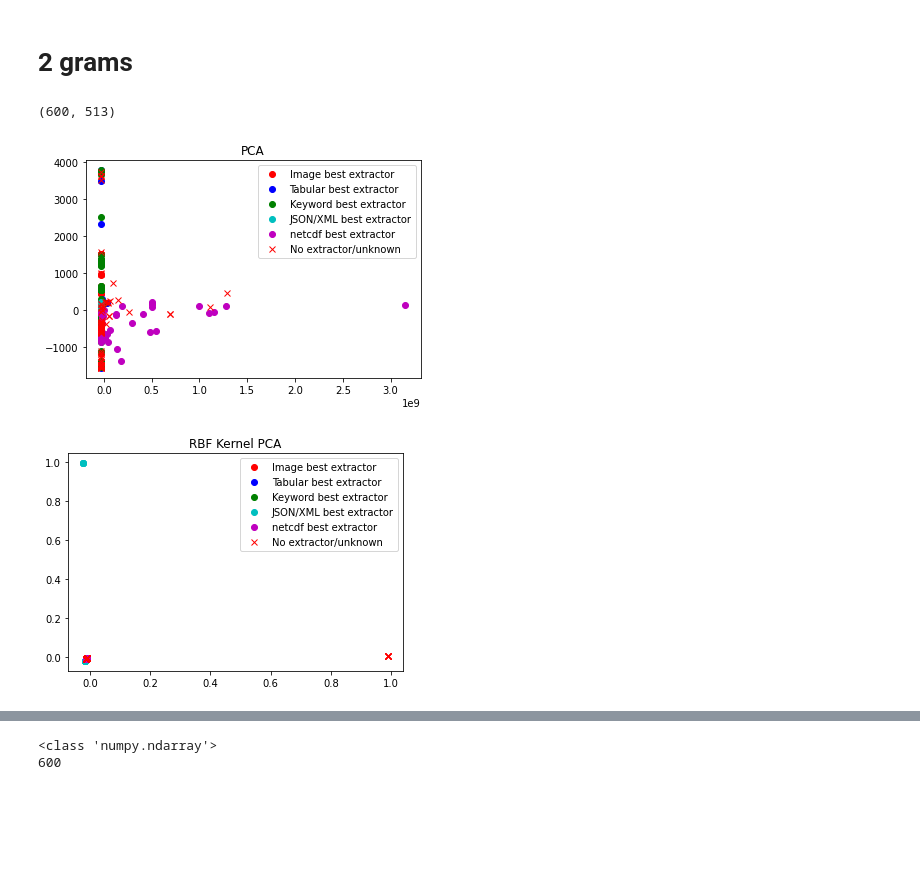
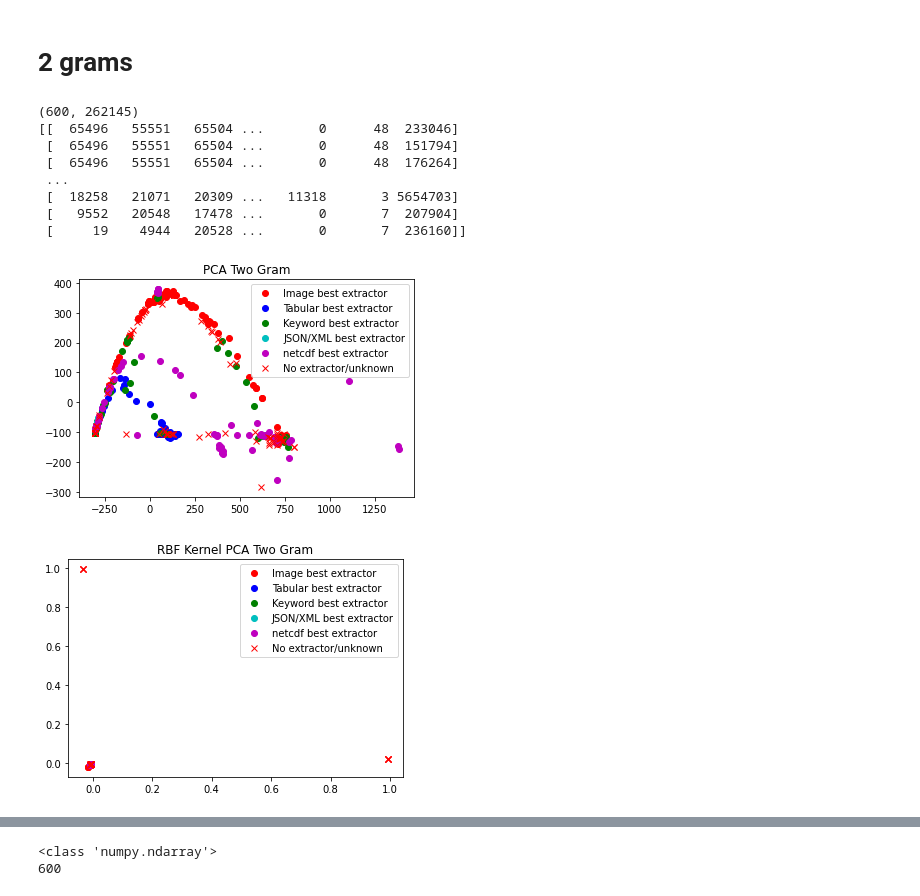
Before and after one commit to xtracthub/MetaDataExtractionModel, a Jupyter notebook: subdataset/subsetVectorAnalysis.ipynb, the cells around one changed output, grey strips where cells are left out. Cells and saved outputs as stored; diff of their text form; code cells hidden in the pictures; blank space fills up the shorter version.

```diff
--- a/subdataset/subsetVectorAnalysis.ipynb
+++ b/subdataset/subsetVectorAnalysis.ipynb
@@ -17,7 +17,7 @@ from sklearn.preprocessing import StandardScaler
 from sklearn.pipeline import Pipeline
 from sklearn import metrics
 # %%
-with open('gathered_data_byte_vector/sample1/byte_vectors_v1_512B.pkl', "rb") as fp:
+with open('gathered_data_byte_vector/sample2/byte_vectors_v2_262144B.pkl', "rb") as fp:
     dataset = pickle.load(fp)
 print(len(dataset))
 # %% [output]
@@ -271,18 +264,25 @@ two_gram_unknown = combine_2gram_data(dataset[5])
 two_grams_total_dataset = np.vstack((two_gram_img, two_gram_tabular, two_gram_freetext, two_gram_json_xml, two_gram_netcdf, two_gram_unknown))
 print(two_grams_total_dataset.shape)
 two_grams_total_dataset = np.nan_to_num(two_grams_total_dataset)
+print(two_grams_total_dataset)
 # %% [output]
-(600, 513)
+(600, 262145)
+[[  65496   55551   65504 ...       0      48  233046]
+ [  65496   55551   65504 ...       0      48  151794]
+ [  65496   55551   65504 ...       0      48  176264]
+ ...
+ [  18258   21071   20309 ...   11318       3 5654703]
+ [   9552   20548   17478 ...       0       7  207904]
+ [     19    4944   20528 ...       0       7  236160]]
 # %%
-pca = PCA(n_components=2)
-twogram_pca = pca.fit_transform(two_grams_total_dataset)
+pca_after_scale = Pipeline([('sc', StandardScaler()), ('pca', PCA(n_components=2))])
+twogram_pca = pca_after_scale.fit_transform(two_grams_total_dataset)
 
-kpca = KernelPCA(n_components=2, kernel='rbf',
-                 gamma=15, random_state=42)
-twogram_kpca = kpca.fit_transform(two_grams_total_dataset)
+kpca_after_scale = Pipeline([('sc', StandardScaler()), ('pca', KernelPCA(n_components=2, kernel='rbf', gamma=15, random_state=42))])
+twogram_kpca = kpca_after_scale.fit_transform(two_grams_total_dataset)
 
-plot_extractors_against_feature_reduction(all_file_data, twogram_pca, "PCA")
-plot_extractors_against_feature_reduction(all_file_data, twogram_kpca, "RBF Kernel PCA")
+plot_extractors_against_feature_reduction(all_file_data, twogram_pca, "PCA Two Gram")
+plot_extractors_against_feature_reduction(all_file_data, twogram_kpca, "RBF Kernel PCA Two Gram")
 # %% [output]
-[figure, old version]
+[figure, new version]
-[figure, old version]
+[figure, new version]
```
Also changed, not shown: parts of 24 cells of this notebook.
